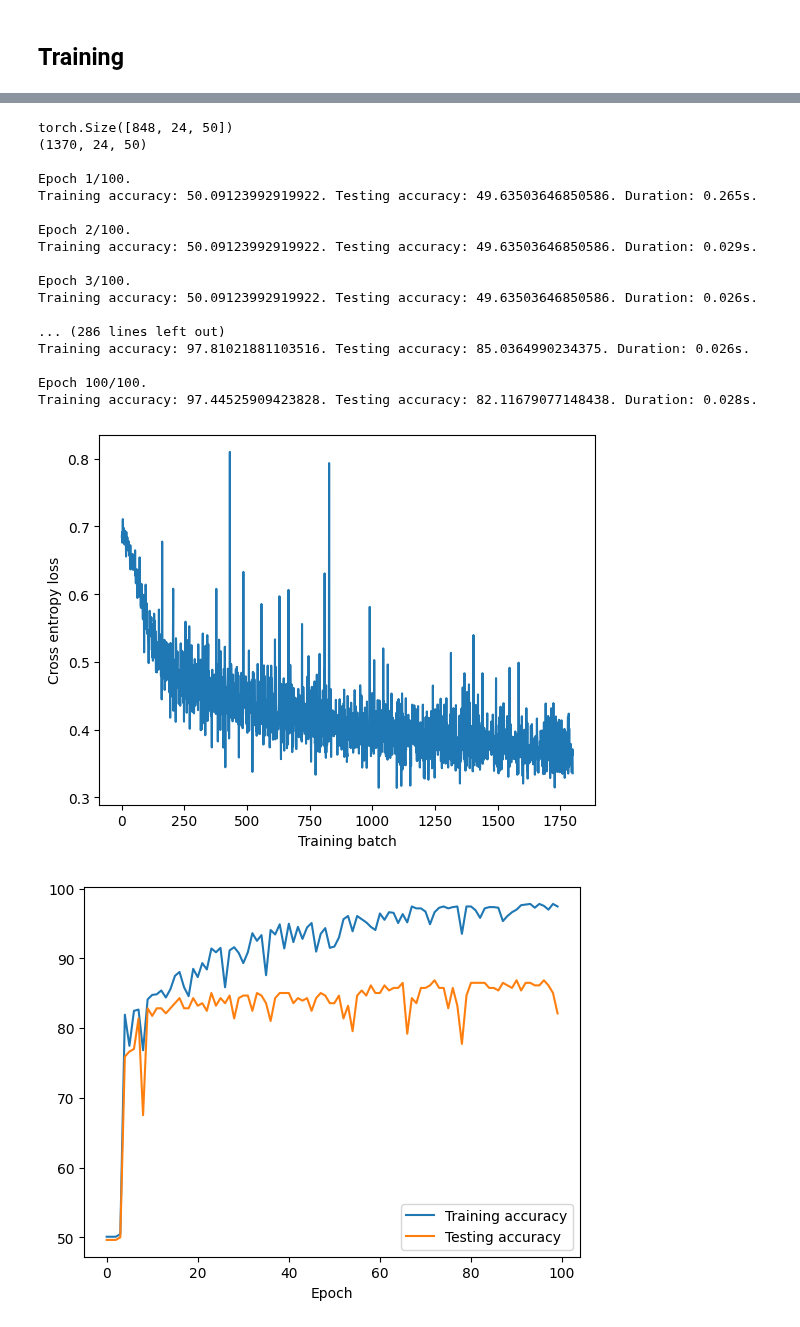
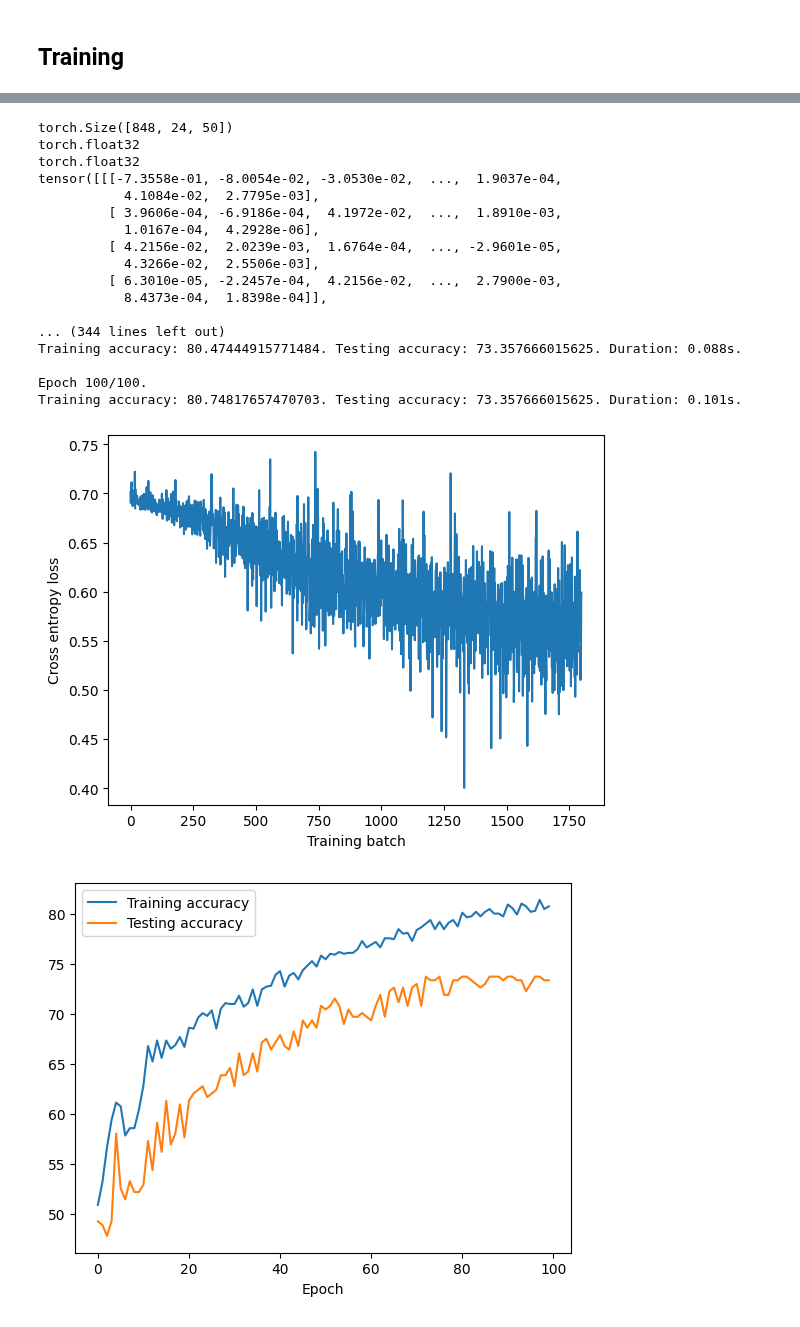
Before and after one commit to dibahk/FTL-on-Predictive-Maintenace, a Jupyter notebook: CNN1.ipynb, the cells around one changed output, grey strips where cells are left out. Saved outputs shown, nothing was run; the diff lists cells and outputs as text; code cells hidden in the pictures.

```diff
--- a/CNN1.ipynb
+++ b/CNN1.ipynb
@@ -23,12 +24,30 @@ def data_loading(data_path, label_path, batch_size, train_ratio=0.8):
     data = torch.load(data_path)
     labels = torch.load(label_path)
     data = nn.functional.normalize(data, dim=1)
-    print((labels==1).sum())
     # reshaping the dataset so  the channels will be the second dimension.
     data = data.permute(0, 2, 1)
     print(data.size())
+
+    def pca_reduction(data, n_components=4):
+        data_reshaped = data.reshape(-1, data.shape[1])
+
+        # Apply PCA
+        pca = PCA(n_components=n_components)
+
+        data_reduced = pca.fit_transform(data_reshaped)
+
+        # Reshape back to (samples, n_components, time_steps)
+        data_reduced = data_reduced.reshape(data.shape[0], n_components, data.shape[2])
+
+        return data_reduced
+    print(data.dtype)
+    data = pca_reduction(data, n_components=4)
+    data =(torch.from_numpy(data)).float()
+    print(data.dtype)
+    print(data)
     n_samples, n_channels, n_features = data.shape
     X_reshaped = data.reshape(n_samples, -1)
+
     # Apply SMOTE
     smote = SMOTE(sampling_strategy='minority')
     data_resampled, labels_resampled = smote.fit_resample(X_reshaped, labels)
@@ -58,13 +90,13 @@ torch.Size([848, 24, 50])
 class SimpleCNN(nn.Module):
     def __init__(self, dropout):
         super(SimpleCNN, self).__init__()
-        self.conv1 = nn.Conv1d(in_channels=24, out_channels=32, kernel_size=5)
-        self.bn1 = nn.BatchNorm1d(32)
-        self.conv2 = nn.Conv1d(in_channels=32, out_channels=32, kernel_size=5)
-        self.bn2 = nn.BatchNorm1d(32)
+        self.conv1 = nn.Conv1d(in_channels=4, out_channels=8, kernel_size=5)
+        self.bn1 = nn.BatchNorm1d(8)
+        self.conv2 = nn.Conv1d(in_channels=8, out_channels=8, kernel_size=5)
+        self.bn2 = nn.BatchNorm1d(8)
         self.pool = nn.MaxPool1d(kernel_size=2, padding=0, stride=1)
         # the size of the out channels x number  of nodes
-        self.fc1 = nn.Linear(1312, 200)
+        self.fc1 = nn.Linear(328, 200)
         self.fc2 = nn.Linear(200, 2)
         self.flatten = nn.Flatten()
         self.relu = nn.ReLU()
@@ -102,7 +134,7 @@ def evaluate_metric(model, data_iter, metric):
 wandb.init(
     # set the wandb project where this run will be logged
     project="NASA_turbo_fan",
-    name= "with 50 data points_{}".format(date_time),
+    name= "feature reduction_{}".format(date_time),
     # track hyperparameters and run metadata
     config={
     "learning_rate": 0.0001,
@@ -187,20 +219,20 @@ View run at https://wandb.ai/d-hadjikazemi-queen-mary-university-of-london/NASA_
 torch.Size([848, 24, 50])
-(1370, 24, 50)
+torch.float32
+torch.float32
+tensor([[[-7.3558e-01, -8.0054e-02, -3.0530e-02,  ...,  1.9037e-04,
+           4.1084e-02,  2.7795e-03],
+         [ 3.9606e-04, -6.9186e-04,  4.1972e-02,  ...,  1.8910e-03,
+           1.0167e-04,  4.2928e-06],
+         [ 4.2156e-02,  2.0239e-03,  1.6764e-04,  ..., -2.9601e-05,
+           4.3266e-02,  2.5506e-03],
+         [ 6.3010e-05, -2.2457e-04,  4.2156e-02,  ...,  2.7900e-03,
+           8.4373e-04,  1.8398e-04]],
 
-Epoch 1/100.
-Training accuracy: 50.09123992919922. Testing accuracy: 49.63503646850586. Duration: 0.265s.
-
-Epoch 2/100.
-Training accuracy: 50.09123992919922. Testing accuracy: 49.63503646850586. Duration: 0.029s.
-
-Epoch 3/100.
-Training accuracy: 50.09123992919922. Testing accuracy: 49.63503646850586. Duration: 0.026s.
-
-... (286 lines left out)
-Training accuracy: 97.81021881103516. Testing accuracy: 85.0364990234375. Duration: 0.026s.
+... (344 lines left out)
+Training accuracy: 80.47444915771484. Testing accuracy: 73.357666015625. Duration: 0.088s.
 
 Epoch 100/100.
-Training accuracy: 97.44525909423828. Testing accuracy: 82.11679077148438. Duration: 0.028s.
+Training accuracy: 80.74817657470703. Testing accuracy: 73.357666015625. Duration: 0.101s.
-[figure, old version]
+[figure, new version]
-[figure, old version]
+[figure, new version]
 Run history:
```
Also changed, not shown: parts of 4 cells of this notebook.
